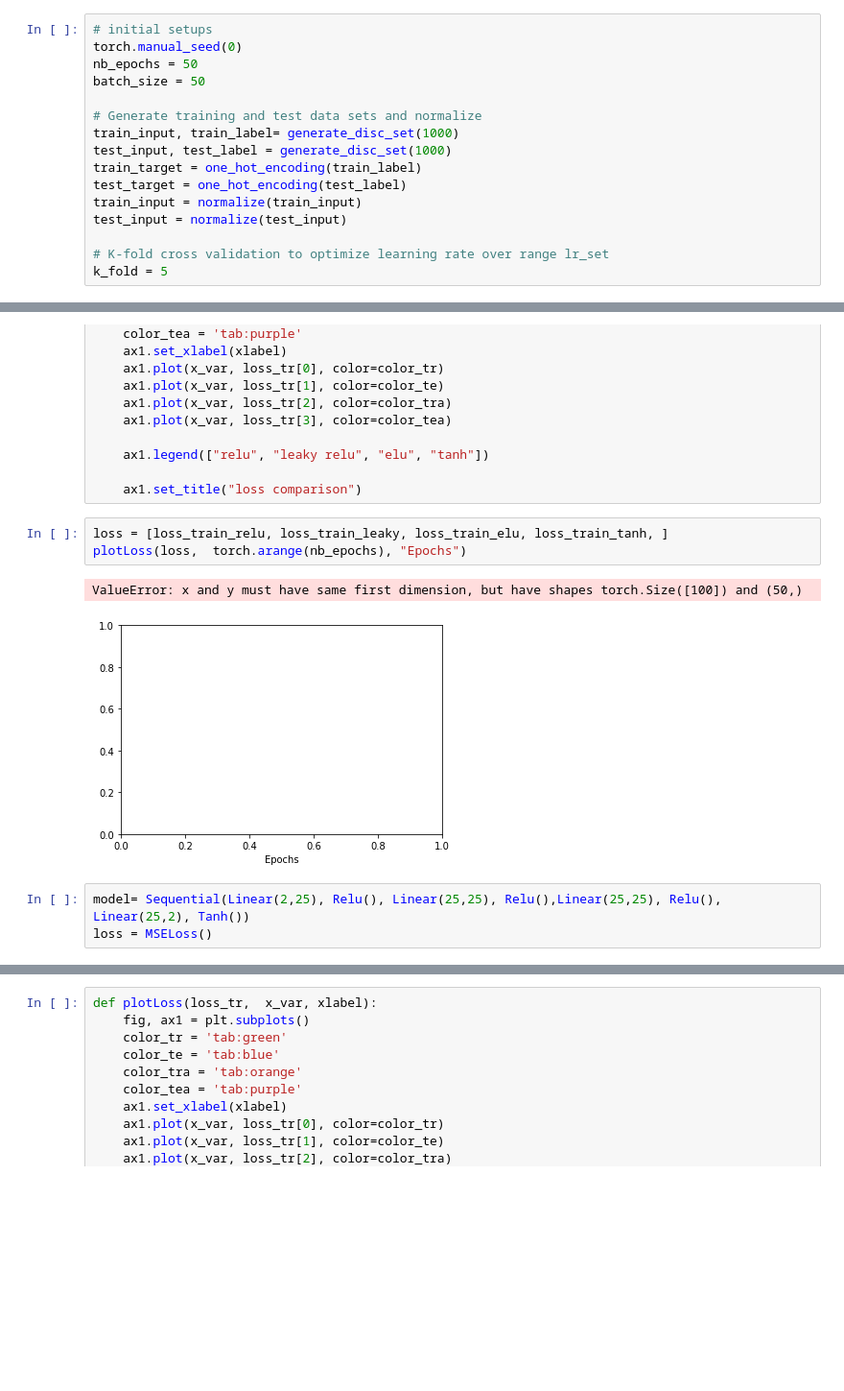
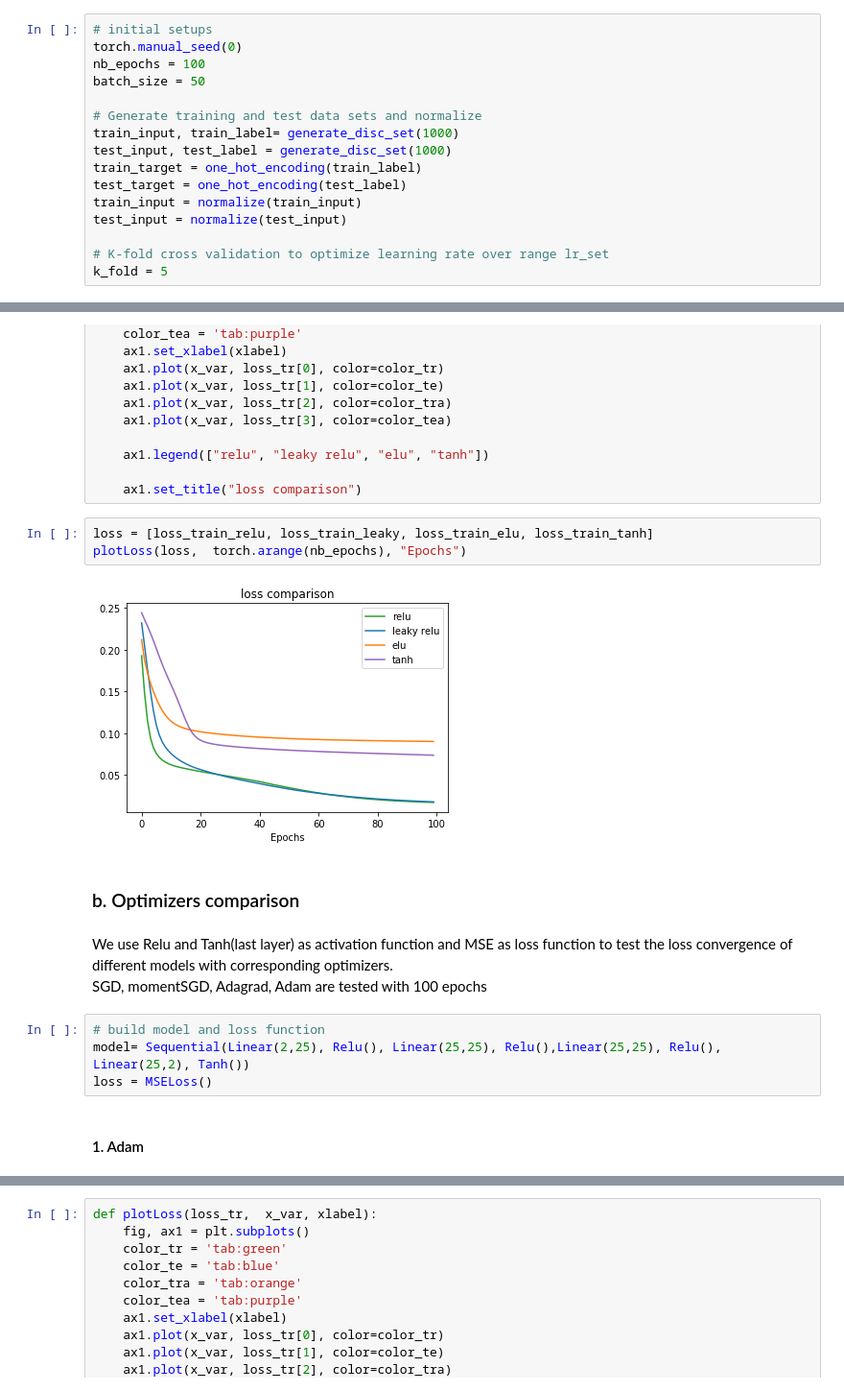
Before and after one commit to Jiang15/Deep-Learning-Project-1, a Jupyter notebook: Project2/visualization.ipynb, the cells around one changed output, grey strips where cells are left out. Shown: that part at 96% size. Drawn from its saved outputs; the diff is of its cells as text; blank space fills up the shorter version.

```diff
--- a/Project2/visualization.ipynb
+++ b/Project2/visualization.ipynb
@@ -9,7 +9,7 @@ from helpers import normalize, plotLossAcc, generate_disc_set, train, cross_vali
 # %%
 # initial setups
 torch.manual_seed(0)
-nb_epochs = 50
+nb_epochs = 100
 batch_size = 50
 
 # Generate training and test data sets and normalize
@@ -148,12 +153,19 @@ def plotLoss(loss_tr,  x_var, xlabel):
 
     ax1.set_title("loss comparison")
 # %%
-loss = [loss_train_relu, loss_train_leaky, loss_train_elu, loss_train_tanh, ]
+loss = [loss_train_relu, loss_train_leaky, loss_train_elu, loss_train_tanh]
 plotLoss(loss,  torch.arange(nb_epochs), "Epochs")
 # %% [output]
-ValueError: x and y must have same first dimension, but have shapes torch.Size([100]) and (50,)
-[figure, old version]
+[figure, new version]
+# %% [markdown]
+### b. Optimizers comparison
+# %% [markdown]
+We use Relu and Tanh(last layer) as activation function and MSE as loss function to test the loss convergence of different models with corresponding optimizers.
+SGD, momentSGD, Adagrad, Adam are tested with 100 epochs
 # %%
+# build model and loss function
 model= Sequential(Linear(2,25), Relu(), Linear(25,25), Relu(),Linear(25,25), Relu(), Linear(25,2), Tanh())
 loss = MSELoss()
+# %% [markdown]
+#### 1. Adam
 # %%
```
Also changed, not shown: parts of 17 cells of this notebook, 10 other files.
